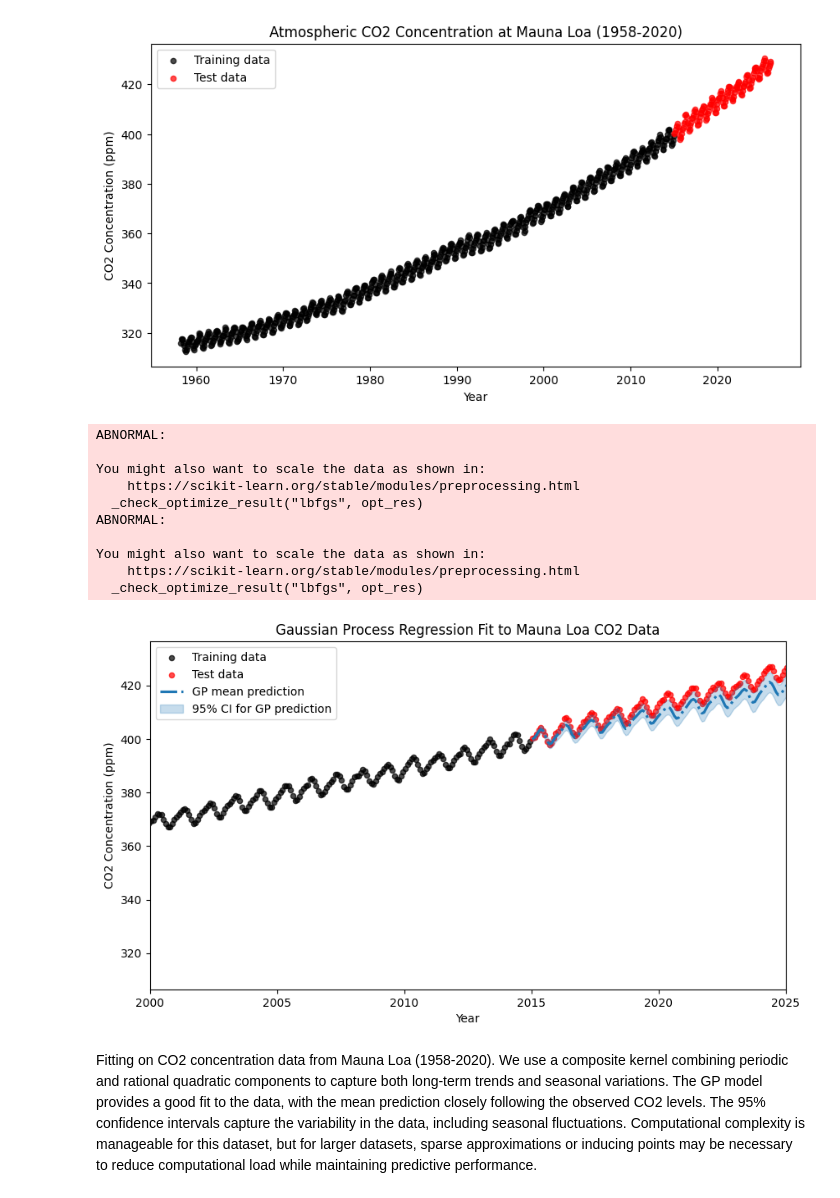
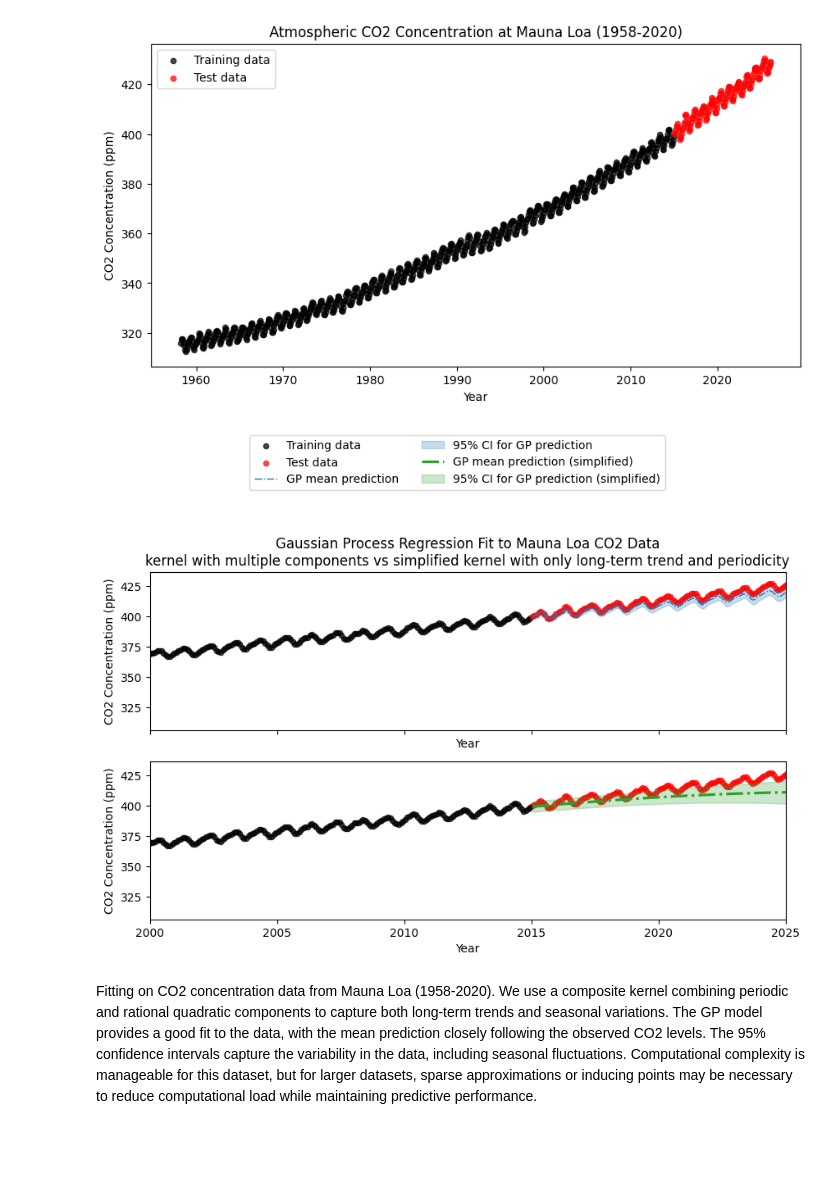
Before and after one commit to tomaszsrebniak/ML_for_data_analytics, a Jupyter notebook: Assignment3/List3.ipynb, the cells around one changed output. Saved outputs shown, nothing was run; the diff lists cells and outputs as text; code cells hidden in the pictures; blank space fills up the shorter version.

Commit message:
2nd kernel (simplifed), some comments

```diff
--- a/Assignment3/List3.ipynb
+++ b/Assignment3/List3.ipynb
@@ -387,29 +394,36 @@ gp.fit(x_train[:, None], y_train)
 
 y_pred, y_std = gp.predict(x_test[:, None], return_std=True)
 
-plt.figure(figsize=(10, 5.5))
-plt.scatter(x_train, y_train, s=20, alpha=0.7, color='black', label='Training data')
-plt.scatter(x_test, y_test, s=20, alpha=0.7, color='red', label='Test data')
-plt.plot(x_test, y_pred, color='tab:blue', linewidth=2.3, linestyle='-.', label='GP mean prediction')
-plt.fill_between(x_test, y_pred - 1.96 * y_std, y_pred + 1.96 * y_std, color='tab:blue', alpha=0.25, label='95% CI for GP prediction')
-plt.title('Gaussian Process Regression Fit to Mauna Loa CO2 Data')
-plt.xlabel('Year')
-plt.ylabel('CO2 Concentration (ppm)')
-plt.xlim(2000, 2025)
-plt.legend()
-plt.show()
+
+kernel2 = (
+    1e+3 * RBF(length_scale=390)  # long-term rising trend
+    + 2.33**2  * ExpSineSquared(length_scale=1.26, periodicity=1.09)  # long-term variations with annual periodicity
+)
+
+gp2 = GaussianProcessRegressor(kernel=kernel2, random_state=2026, n_restarts_optimizer=10, normalize_y=True)
+gp2.fit(x_train[:, None], y_train)
+y_pred2, y_std2 = gp2.predict(x_test[:, None], return_std=True)
-# %% [output]
-ABNORMAL:
-
-You might also want to scale the data as shown in:
-    https://scikit-learn.org/stable/modules/preprocessing.html
-  _check_optimize_result("lbfgs", opt_res)
-ABNORMAL:
-
-You might also want to scale the data as shown in:
-    https://scikit-learn.org/stable/modules/preprocessing.html
-  _check_optimize_result("lbfgs", opt_res)
-[figure, removed]
+# %%
+fig, ax = plt.subplots(figsize=(10, 5.5), nrows=2, sharex=True)
+ax[0].scatter(x_train, y_train, s=20, alpha=0.7, color='black', label='Training data')
+ax[0].scatter(x_test, y_test, s=20, alpha=0.7, color='red', label='Test data')
+ax[0].plot(x_test, y_pred, color='tab:blue', linewidth=1, linestyle='-.', label='GP mean prediction')
+ax[0].fill_between(x_test, y_pred - 1.96 * y_std, y_pred + 1.96 * y_std, color='tab:blue', alpha=0.25, label='95% CI for GP prediction')
+ax[1].scatter(x_test, y_test, s=20, alpha=0.7, color='red')
+ax[1].scatter(x_train, y_train, s=20, alpha=0.7, color='black')
+ax[1].plot(x_test, y_pred2, color='tab:green', linewidth=2.3, linestyle='-.', label='GP mean prediction (simplified)')
+ax[1].fill_between(x_test, y_pred2 - 1.96 * y_std2, y_pred2 + 1.96 * y_std2, color='tab:green', alpha=0.25, label='95% CI for GP prediction (simplified)')
+ax[0].set_title('Gaussian Process Regression Fit to Mauna Loa CO2 Data\n' \
+'kernel with multiple components vs simplified kernel with only long-term trend and periodicity')
+ax[0].set_xlabel('Year')
+ax[1].set_xlabel('Year')
+ax[0].set_ylabel('CO2 Concentration (ppm)')
+ax[1].set_ylabel('CO2 Concentration (ppm)')
+plt.xlim(2000, 2025)
+fig.legend(loc='lower center', ncol=2, bbox_to_anchor=(0.5, 1.05))
+plt.show()
+# %% [output]
+[figure, added]
 # %% [markdown]
 Fitting on CO2 concentration data from Mauna Loa (1958-2020). We use a composite kernel combining periodic and rational quadratic components to capture both long-term trends and seasonal variations. The GP model provides a good fit to the data, with the mean prediction closely following the observed CO2 levels. The 95% confidence intervals capture the variability in the data, including seasonal fluctuations. Computational complexity is manageable for this dataset, but for larger datasets, sparse approximations or inducing points may be necessary to reduce computational load while maintaining predictive performance.
 # %% [markdown]
```
Also changed, not shown: parts of 9 cells of this notebook.
